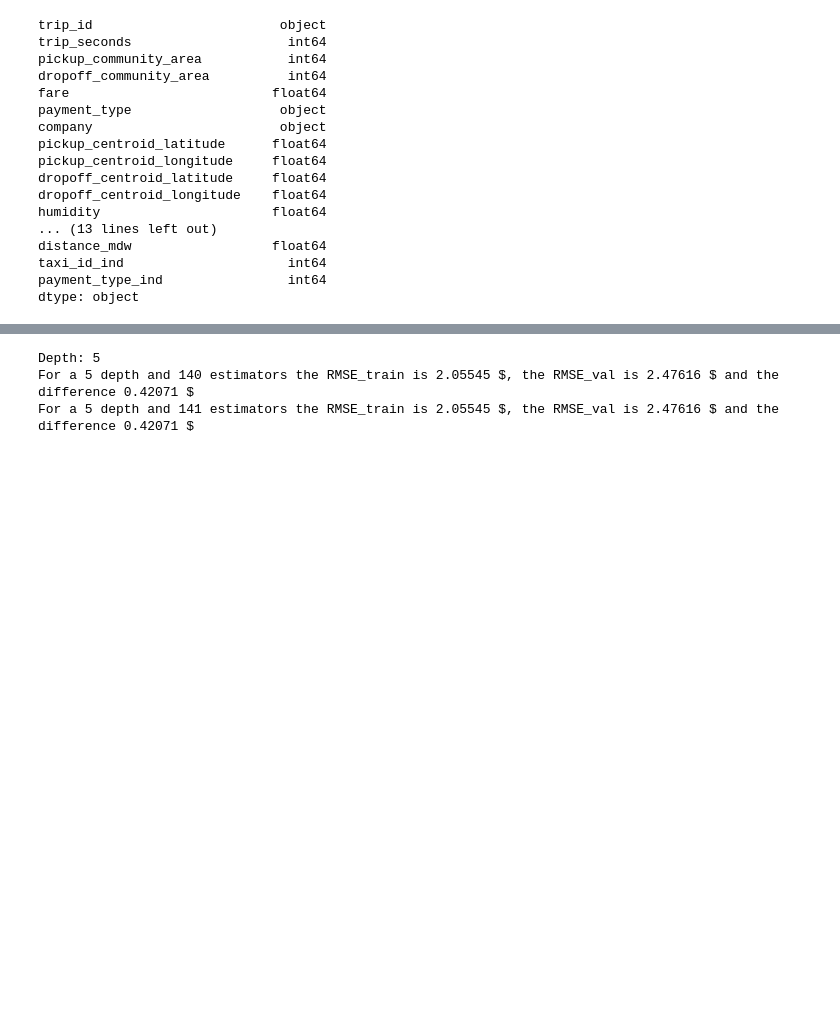
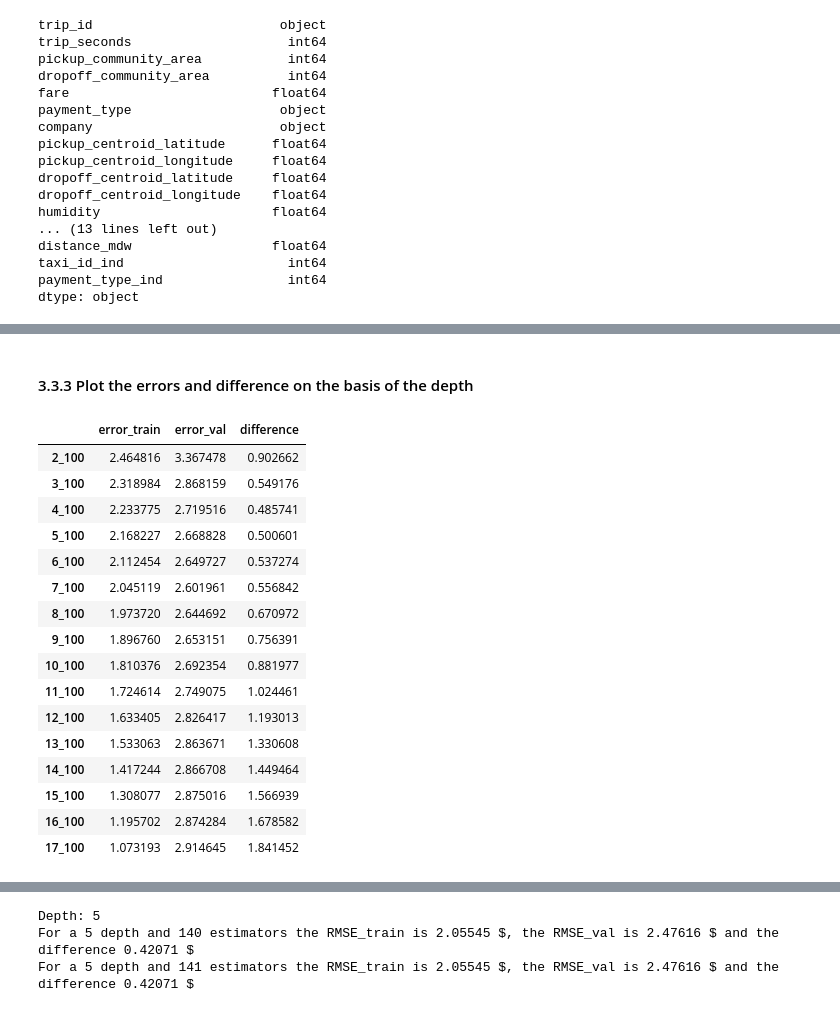
Before and after one commit to alvarofernandezmalagon/TFM-Taxi-Fare-Prediction, a Jupyter notebook: Scripts/model-Copy1.ipynb, the cells around one changed output, grey strips where cells are left out. Saved outputs shown, nothing was run; the diff lists cells and outputs as text; code cells hidden in the pictures; blank space fills up the shorter version.

```diff
--- a/Scripts/model-Copy1.ipynb
+++ b/Scripts/model-Copy1.ipynb
@@ -264,0 +335,29 @@ Wall time: 24min 16s
+# %%
+%%time
+dicc_xgb={}
+estimator = 100
+for depth in range(2,18):
+    print('Depth: %d' % (depth))
+
+    taxi_model_xgb = XGBRegressor(max_depth=depth,
+                                  learning_rate=0.05,
+                                  n_estimators=estimator,
+                                  n_jobs=-1,
+                                  seed=13)
+
+    taxi_model_xgb.fit(train_predictors,
+                       train_target,
+                       early_stopping_rounds=5,
+                       eval_set=[(validation_predictors, validation_target)],
+                       verbose=False)
+
+    train_predictions = taxi_model_xgb.predict(train_predictors)
+    val_predictions = taxi_model_xgb.predict(validation_predictors)
+
+    error_train = rmse(train_target, train_predictions)
+    error_val = rmse(validation_target, val_predictions)
+    difference = error_val - error_train
+
+    dicc_xgb[str(depth) + '_' + str(estimator)]= [error_train,error_val,difference]
+    print ('For a %d depth and %d estimatorsthe RMSE_train is %.5f $, the RMSE_val is %.5f $ and the difference %.5f $'
+               % (depth,estimator, error_train,error_val,difference))
@@ -277,5 +396,26 @@ min(dicc_xgb.items(), key=lambda x: x[1][2])
+# %% [markdown]
+#### 3.3.3 Plot the errors and difference on the basis of the depth
 # %%
+# We convert the dictionary to Dataframe
 xgb_df = pd.DataFrame.from_dict(dicc_xgb).T
 xgb_df.columns=['error_train','error_val','difference']
-xgb_df.head()
+xgb_df
+# %% [output]
+|  | error_train | error_val | difference |
+| 2_100 | 2.464816 | 3.367478 | 0.902662 |
+| 3_100 | 2.318984 | 2.868159 | 0.549176 |
+| 4_100 | 2.233775 | 2.719516 | 0.485741 |
+| 5_100 | 2.168227 | 2.668828 | 0.500601 |
+| 6_100 | 2.112454 | 2.649727 | 0.537274 |
+| 7_100 | 2.045119 | 2.601961 | 0.556842 |
+| 8_100 | 1.973720 | 2.644692 | 0.670972 |
+| 9_100 | 1.896760 | 2.653151 | 0.756391 |
+| 10_100 | 1.810376 | 2.692354 | 0.881977 |
+| 11_100 | 1.724614 | 2.749075 | 1.024461 |
+| 12_100 | 1.633405 | 2.826417 | 1.193013 |
+| 13_100 | 1.533063 | 2.863671 | 1.330608 |
+| 14_100 | 1.417244 | 2.866708 | 1.449464 |
+| 15_100 | 1.308077 | 2.875016 | 1.566939 |
+| 16_100 | 1.195702 | 2.874284 | 1.678582 |
+| 17_100 | 1.073193 | 2.914645 | 1.841452 |
 # %%
```
Also changed, not shown: parts of 96 cells of this notebook, 2 other files.
